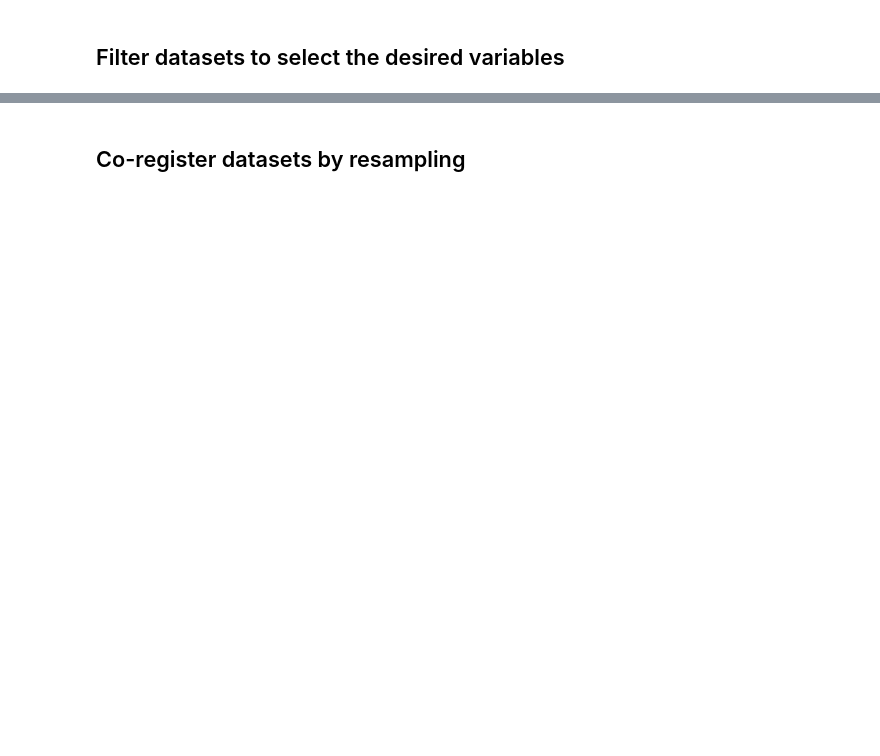
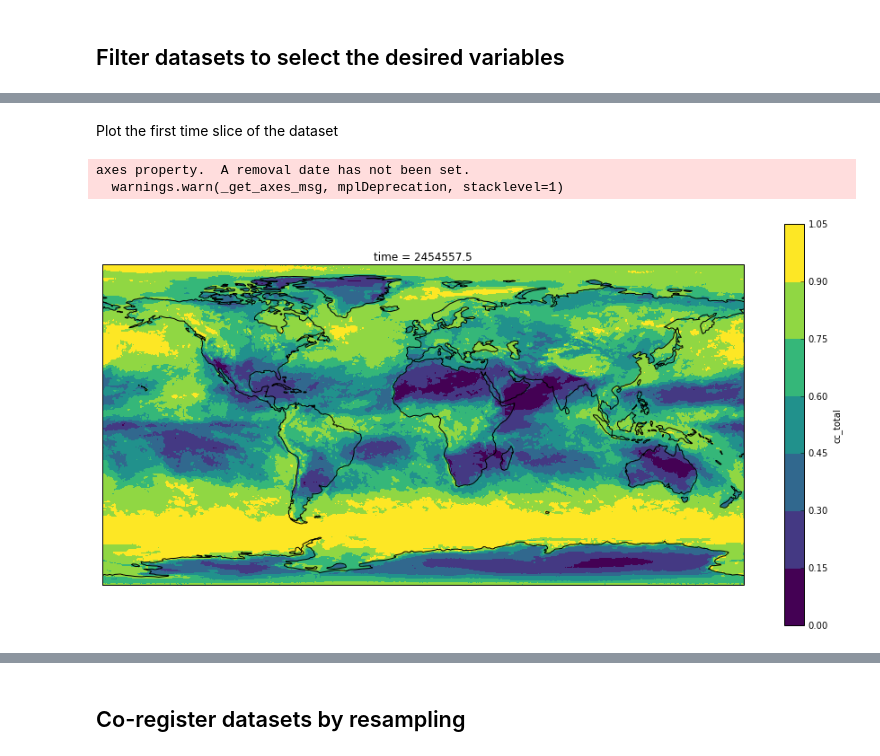
Before and after one commit to CCI-Tools/cate, a Jupyter notebook: notebooks/ect-uc9.ipynb, the cells around one changed output, grey strips where cells are left out. Saved outputs shown, nothing was run; the diff lists cells and outputs as text; code cells hidden in the pictures; blank space fills up the shorter version.

```diff
--- a/notebooks/ect-uc9.ipynb
+++ b/notebooks/ect-uc9.ipynb
@@ -113,0 +117,9 @@ print(dataset_aerosol._wrapped_dataset.dims)
+# %% [markdown]
+Plot the first time slice of the dataset
+# %%
+%matplotlib inline
+ect.ops.plot_map(dataset_clouds, variable='cc_total', time=0, path='/home/ccitbx/Desktop/fig1.png')
+# %% [output]
+axes property.  A removal date has not been set.
+  warnings.warn(_get_axes_msg, mplDeprecation, stacklevel=1)
+[figure, added]
```
Also changed, not shown: parts of 29 cells of this notebook, 3 other files.
